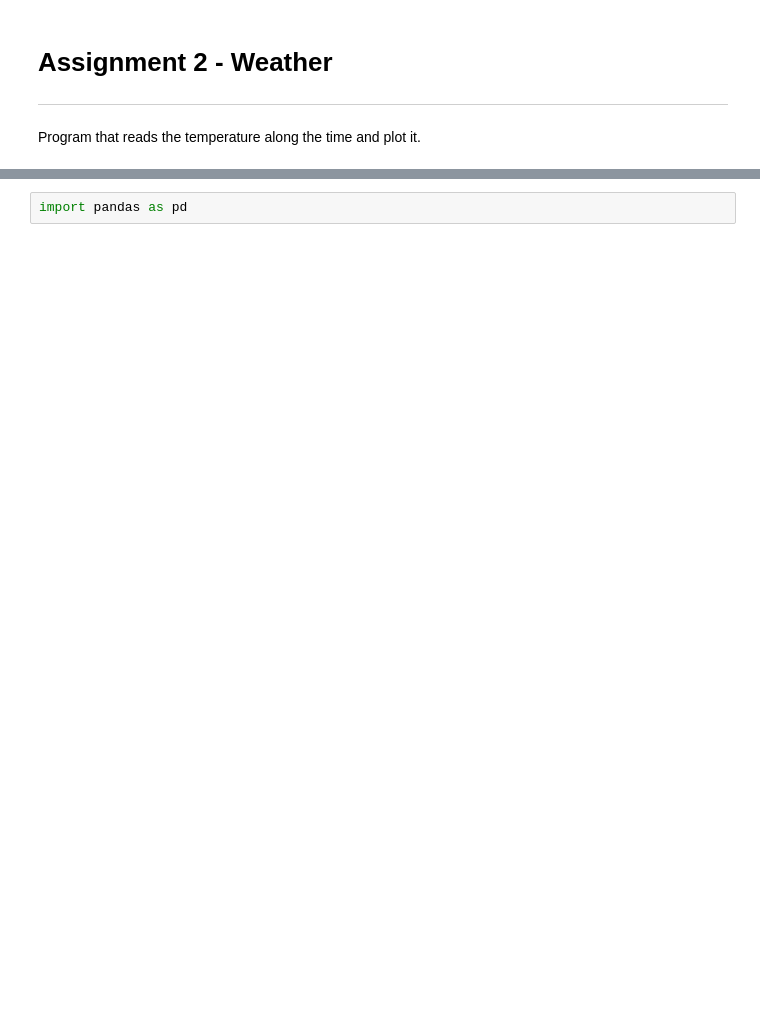
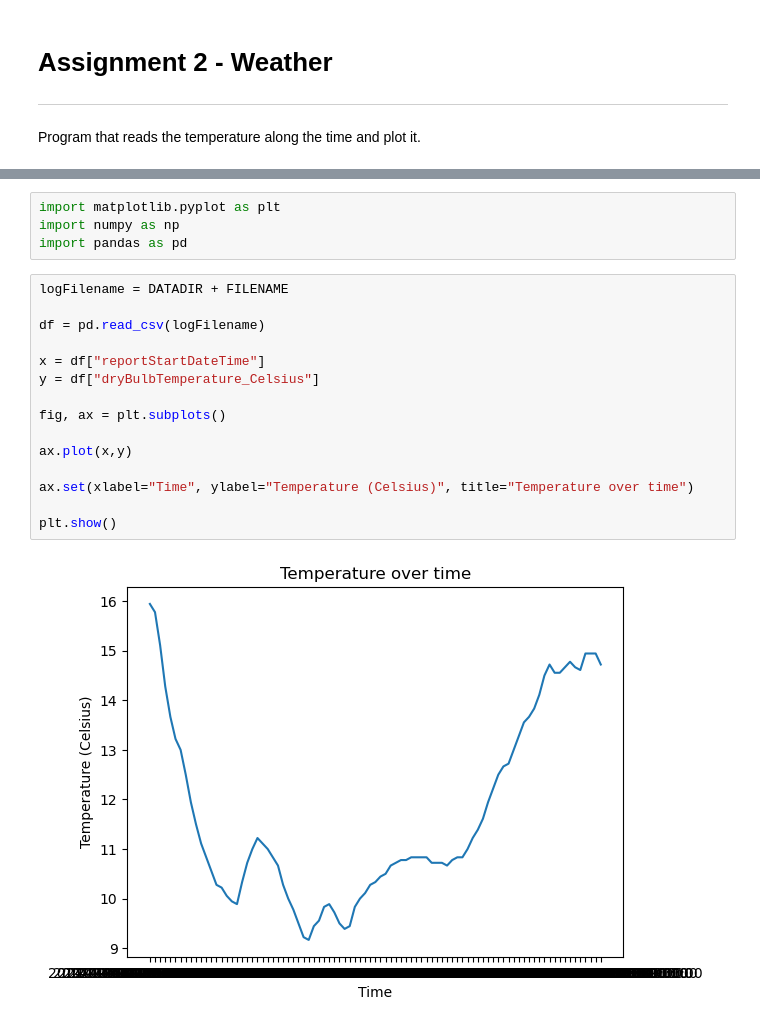
Before and after one commit to FatimaBOliveira/Programming-for-data-analytics, a Jupyter notebook: Assignments/assignment2-weather.ipynb, the cells around one changed output, grey strips where cells are left out. Cells and saved outputs as stored; diff of their text form; blank space fills up the shorter version.

```diff
--- a/Assignments/assignment2-weather.ipynb
+++ b/Assignments/assignment2-weather.ipynb
@@ -55,3 +39,22 @@ ______
 # %%
+import matplotlib.pyplot as plt
+import numpy as np
 import pandas as pd
+# %%
+logFilename = DATADIR + FILENAME
+
+df = pd.read_csv(logFilename)
+
+x = df["reportStartDateTime"]
+y = df["dryBulbTemperature_Celsius"]
+
+fig, ax = plt.subplots()
+
+ax.plot(x,y)
+
+ax.set(xlabel="Time", ylabel="Temperature (Celsius)", title="Temperature over time")
+
+plt.show()
+# %% [output]
+[figure, added]
 # %%
```
Also changed, not shown: parts of 8 cells of this notebook, 1 other file.
